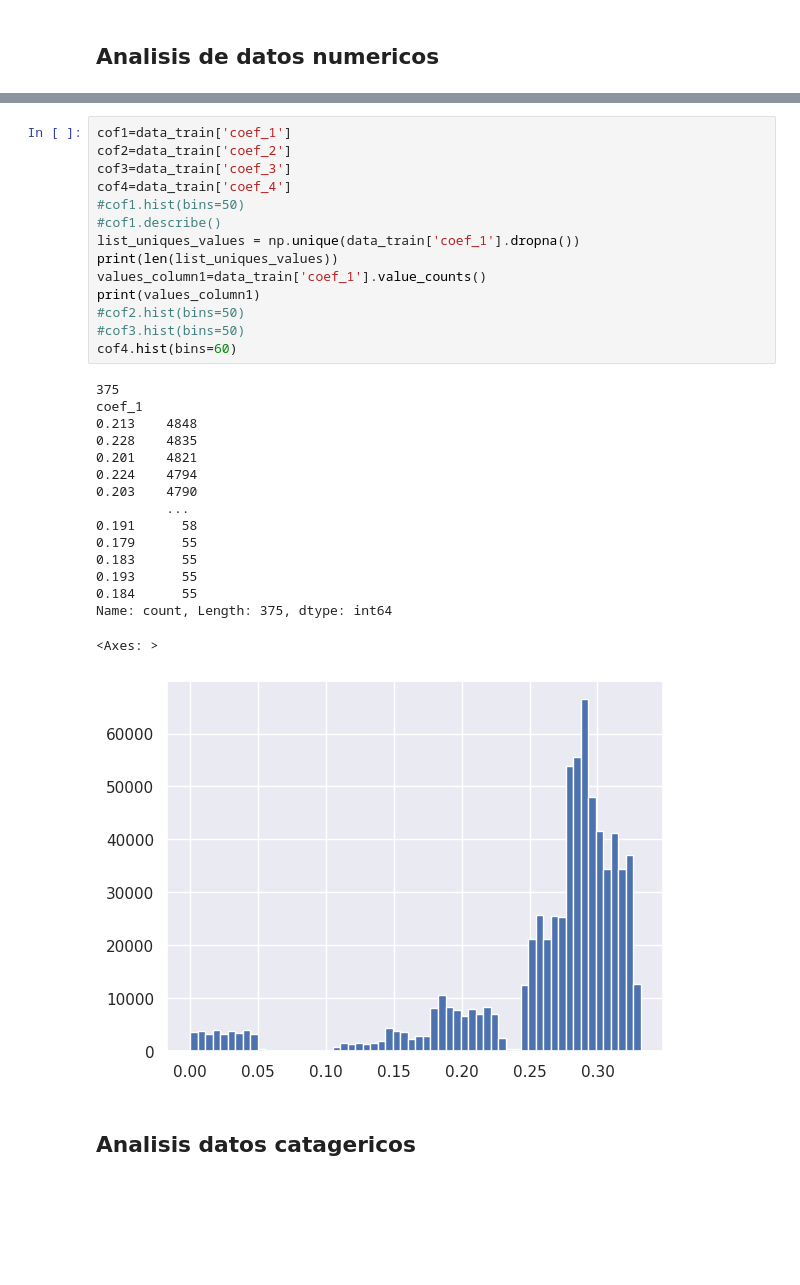
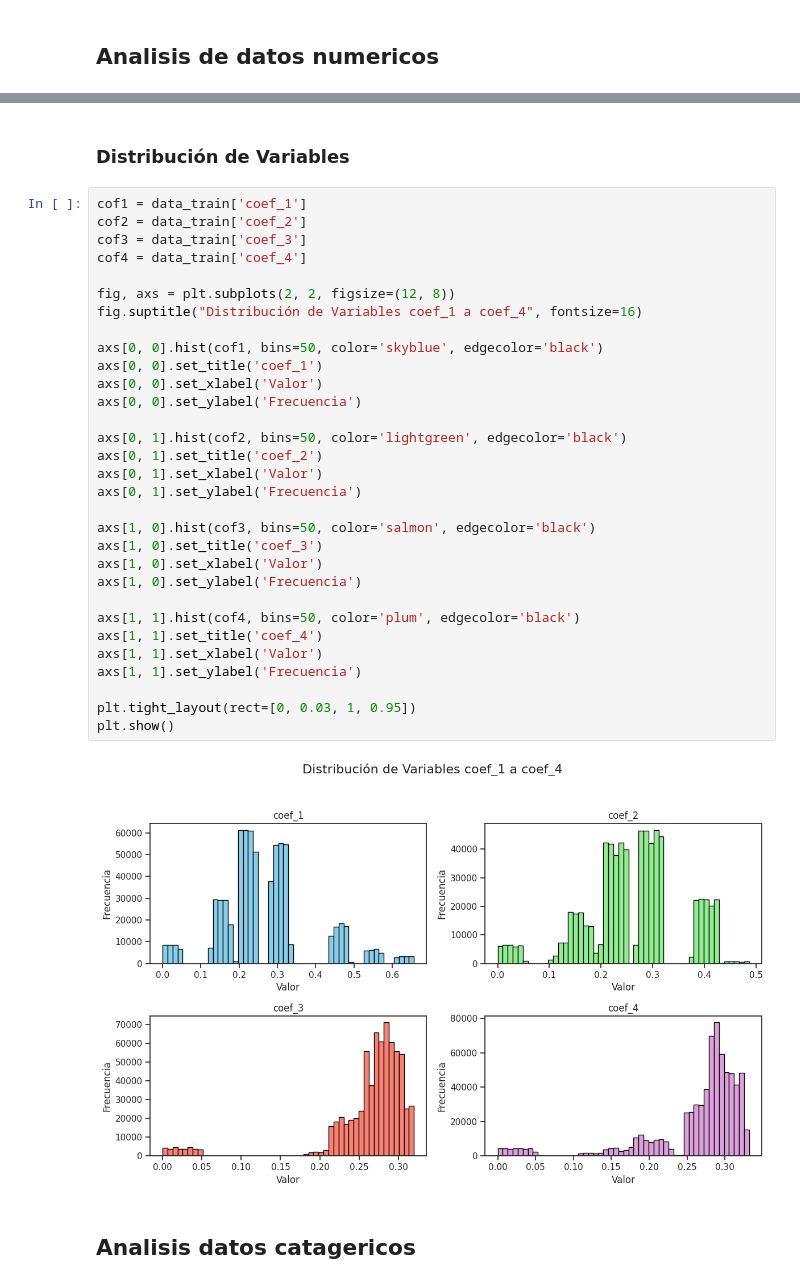
Before and after one commit to juandiego2205/Inteligencia_Artificial_2025-1, a Jupyter notebook: 01_exploración.ipynb, the cells around one changed output, grey strips where cells are left out. Saved outputs shown, nothing was run; the diff lists cells and outputs as text; blank space fills up the shorter version.

```diff
--- a/01_exploración.ipynb
+++ b/01_exploración.ipynb
@@ -128,34 +134,38 @@ sns.pairplot(data_train[cols], height=2.5)
-# %%
-cof1=data_train['coef_1']
-cof2=data_train['coef_2']
-cof3=data_train['coef_3']
-cof4=data_train['coef_4']
-#cof1.hist(bins=50)
-#cof1.describe()
-list_uniques_values = np.unique(data_train['coef_1'].dropna())
-print(len(list_uniques_values))
-values_column1=data_train['coef_1'].value_counts()
-print(values_column1)
-#cof2.hist(bins=50)
-#cof3.hist(bins=50)
-cof4.hist(bins=60)
-# %% [output]
-375
-coef_1
-0.213    4848
-0.228    4835
-0.201    4821
-0.224    4794
-0.203    4790
-         ...
-0.191      58
-0.179      55
-0.183      55
-0.193      55
-0.184      55
-Name: count, Length: 375, dtype: int64
-<Axes: >
-[figure, removed]
+# %% [markdown]
+### Distribución de Variables
+# %%
+cof1 = data_train['coef_1']
+cof2 = data_train['coef_2']
+cof3 = data_train['coef_3']
+cof4 = data_train['coef_4']
+
+fig, axs = plt.subplots(2, 2, figsize=(12, 8))
+fig.suptitle("Distribución de Variables coef_1 a coef_4", fontsize=16)
+
+axs[0, 0].hist(cof1, bins=50, color='skyblue', edgecolor='black')
+axs[0, 0].set_title('coef_1')
+axs[0, 0].set_xlabel('Valor')
+axs[0, 0].set_ylabel('Frecuencia')
+
+axs[0, 1].hist(cof2, bins=50, color='lightgreen', edgecolor='black')
+axs[0, 1].set_title('coef_2')
+axs[0, 1].set_xlabel('Valor')
+axs[0, 1].set_ylabel('Frecuencia')
+
+axs[1, 0].hist(cof3, bins=50, color='salmon', edgecolor='black')
+axs[1, 0].set_title('coef_3')
+axs[1, 0].set_xlabel('Valor')
+axs[1, 0].set_ylabel('Frecuencia')
+
+axs[1, 1].hist(cof4, bins=50, color='plum', edgecolor='black')
+axs[1, 1].set_title('coef_4')
+axs[1, 1].set_xlabel('Valor')
+axs[1, 1].set_ylabel('Frecuencia')
+
+plt.tight_layout(rect=[0, 0.03, 1, 0.95])
+plt.show()
+# %% [output]
+[figure, added]
 # %% [markdown]
 ## Analisis datos catagericos
 # %%
```
Also changed, not shown: parts of 17 cells of this notebook.
